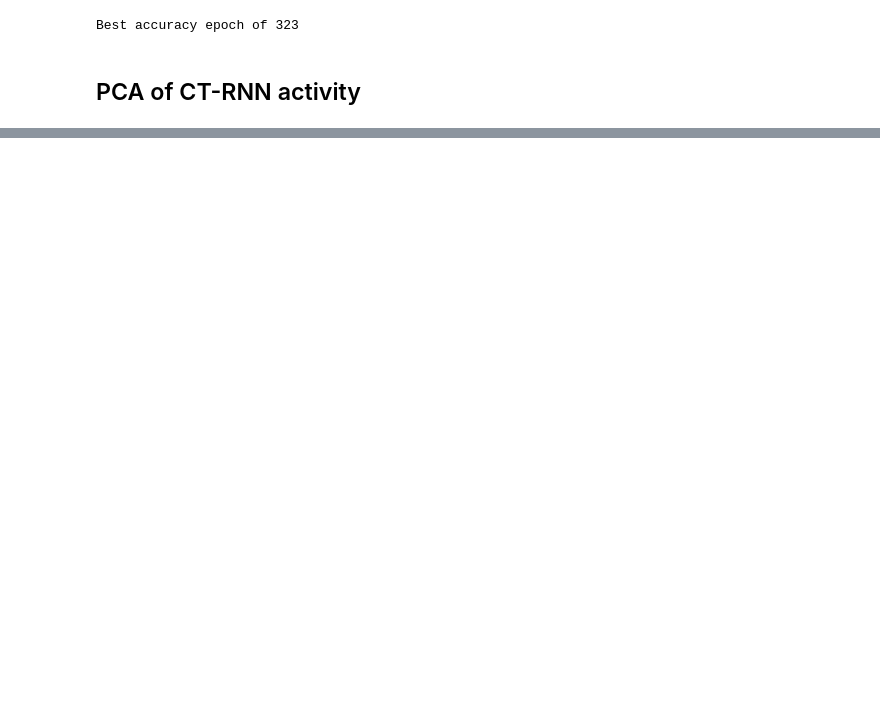
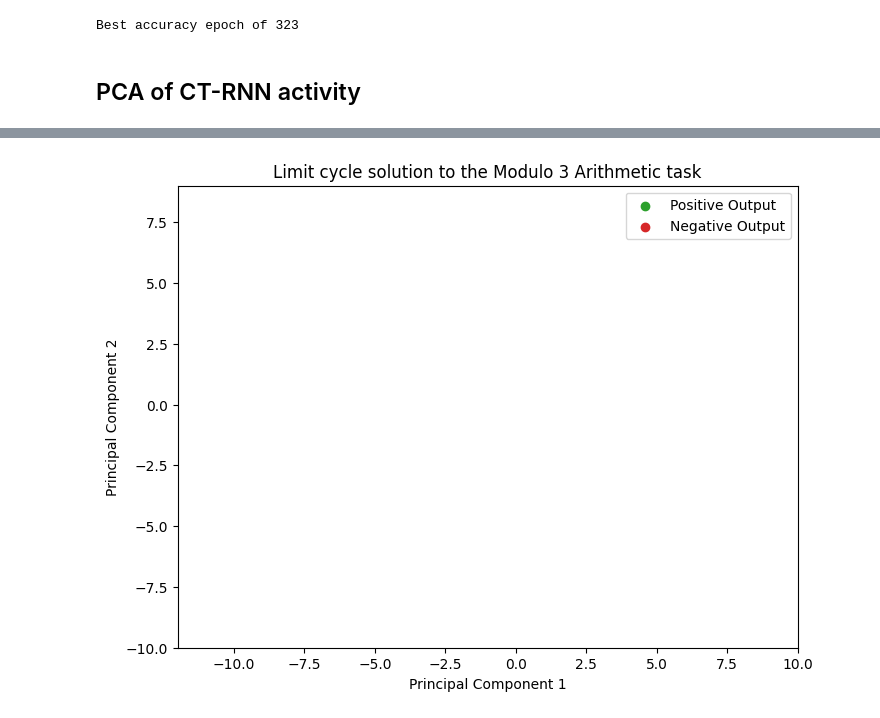
Before and after one commit to keith-murray/emergence-phase-codes, a Jupyter notebook: scripts/limit_cycle.ipynb, the cells around one changed output, grey strips where cells are left out. Saved outputs shown, nothing was run; the diff lists cells and outputs as text; code cells hidden in the pictures; blank space fills up the shorter version.

```diff
--- a/scripts/limit_cycle.ipynb
+++ b/scripts/limit_cycle.ipynb
@@ -237,0 +240,55 @@ plt.show()
+# %%
+# Initialize the figure and axis
+fig, ax = plt.subplots(figsize=(8, 6))
+
+# Create empty line and scatter plot objects
+lines = [ax.plot([], [], color='tab:blue', alpha=0.5)[0] for _ in range(20)]
+scatter_green = ax.scatter([], [], color='tab:green', label='Positive Output')
+scatter_red = ax.scatter([], [], color='tab:red', label='Negative Output')
+
+# Set axis labels
+ax.set_xlabel('Principal Component 1')
+ax.set_ylabel('Principal Component 2')
+
+# Set axis limits (adjust as needed)
+x_min, x_max = -12, 10
+y_min, y_max = -10, 9
+ax.set_xlim(x_min, x_max)
+ax.set_ylim(y_min, y_max)
+
+# Update function for animation
+def update(frame):
+
+    for i, line in enumerate(lines):
+        # Update the line plot for each trajectory
+        line.set_data(
+            model_behavior['rates_pc'][i, :frame, 0],
+            model_behavior['rates_pc'][i, :frame, 1]
+        )
+
+    # At the last frame, replace lines with scatter points
+    if frame == TIME_LENGTH:
+        for i in range(20):
+            color = 'tab:green' if model_behavior['outputs'][i, -1] > 0 else 'tab:red'
+            ax.scatter(
+                model_behavior['rates_pc'][i, -1, 0],
+                model_behavior['rates_pc'][i, -1, 1],
+                color=color,
+            )
+
+    return lines
+
+# Create animation
+ani = animation.FuncAnimation(
+    fig, update, frames=TIME_LENGTH+20, interval=150, blit=False
+)
+
+# Display the animation
+plt.legend(loc='upper right')
+plt.title('Limit cycle solution to the Modulo 3 Arithmetic task')
+plt.show()
+
+# Save the animation
+ani.save('../results/limit_cycle_animation.gif', writer='pillow')
+# %% [output]
+[figure, added]
```
Also changed, not shown: parts of 5 cells of this notebook, 2 other files.
